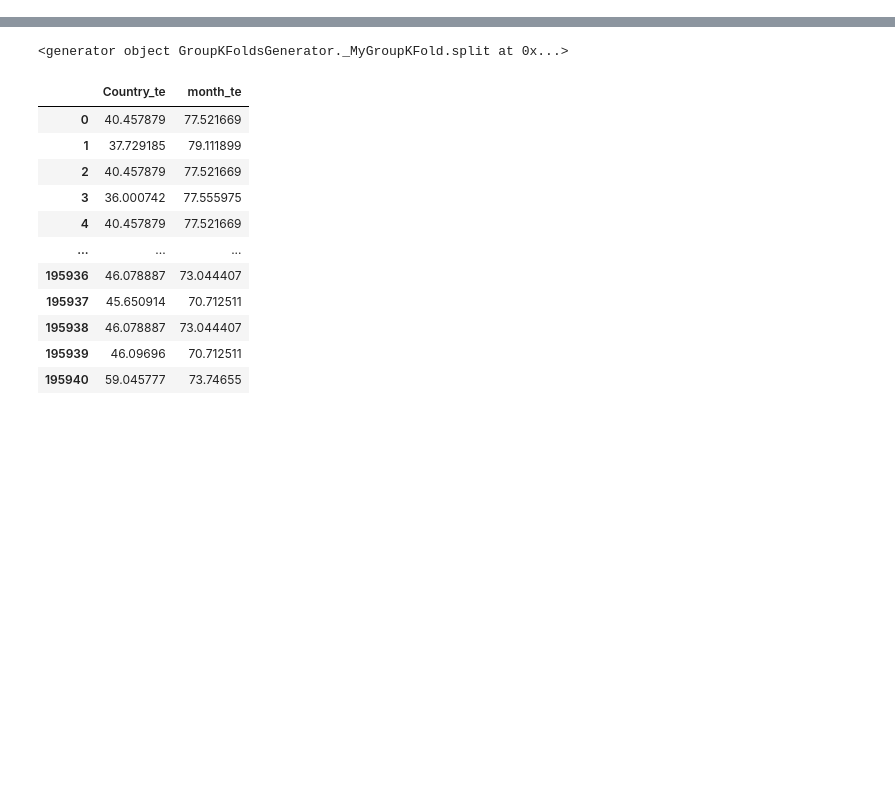
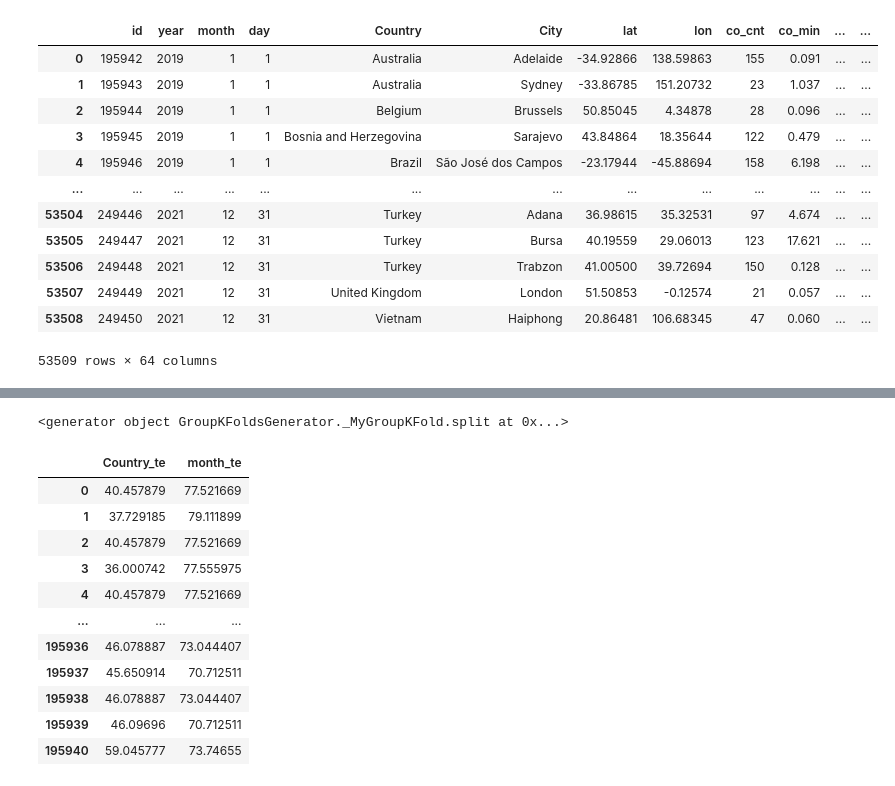
Before and after one commit to habroptilus/ds-monorepo, a Jupyter notebook: projects/sony/eda.ipynb, the cells around one changed output, grey strips where cells are left out. Drawn from its saved outputs; the diff is of its cells as text; code cells hidden in the pictures; blank space fills up the shorter version.

```diff
--- a/projects/sony/eda.ipynb
+++ b/projects/sony/eda.ipynb
@@ -4,0 +21,6 @@ test=pd.read_csv("data/test_v4.csv")
+# %%
+import xfeat
+from sklearn.model_selection import KFold
+folds = KFold(n_splits=5, shuffle=True,random_state=42)
+target_encoder = xfeat.TargetEncoder(fold=folds, target_col='pm25_mid',input_cols=["Country"])
+target_encoder.fit_transform(train)[["Country_te"]]
@@ -4,0 +41,16 @@ test=pd.read_csv("data/test_v4.csv")
+# %%
+target_encoder.transform(test)
+# %% [output]
+|  | id | year | month | day | Country | City | lat | lon | co_cnt | co_min | ... | ... |
+| 0 | 195942 | 2019 | 1 | 1 | Australia | Adelaide | -34.92866 | 138.59863 | 155 | 0.091 | ... | ... |
+| 1 | 195943 | 2019 | 1 | 1 | Australia | Sydney | -33.86785 | 151.20732 | 23 | 1.037 | ... | ... |
+| 2 | 195944 | 2019 | 1 | 1 | Belgium | Brussels | 50.85045 | 4.34878 | 28 | 0.096 | ... | ... |
+| 3 | 195945 | 2019 | 1 | 1 | Bosnia and Herzegovina | Sarajevo | 43.84864 | 18.35644 | 122 | 0.479 | ... | ... |
+| 4 | 195946 | 2019 | 1 | 1 | Brazil | São José dos Campos | -23.17944 | -45.88694 | 158 | 6.198 | ... | ... |
+| ... | ... | ... | ... | ... | ... | ... | ... | ... | ... | ... | ... | ... |
+| 53504 | 249446 | 2021 | 12 | 31 | Turkey | Adana | 36.98615 | 35.32531 | 97 | 4.674 | ... | ... |
+| 53505 | 249447 | 2021 | 12 | 31 | Turkey | Bursa | 40.19559 | 29.06013 | 123 | 17.621 | ... | ... |
+| 53506 | 249448 | 2021 | 12 | 31 | Turkey | Trabzon | 41.00500 | 39.72694 | 150 | 0.128 | ... | ... |
+| 53507 | 249449 | 2021 | 12 | 31 | United Kingdom | London | 51.50853 | -0.12574 | 21 | 0.057 | ... | ... |
+| 53508 | 249450 | 2021 | 12 | 31 | Vietnam | Haiphong | 20.86481 | 106.68345 | 47 | 0.060 | ... | ... |
+53509 rows × 64 columns
```
Also changed, not shown: parts of 5 cells of this notebook, 3 other files.
